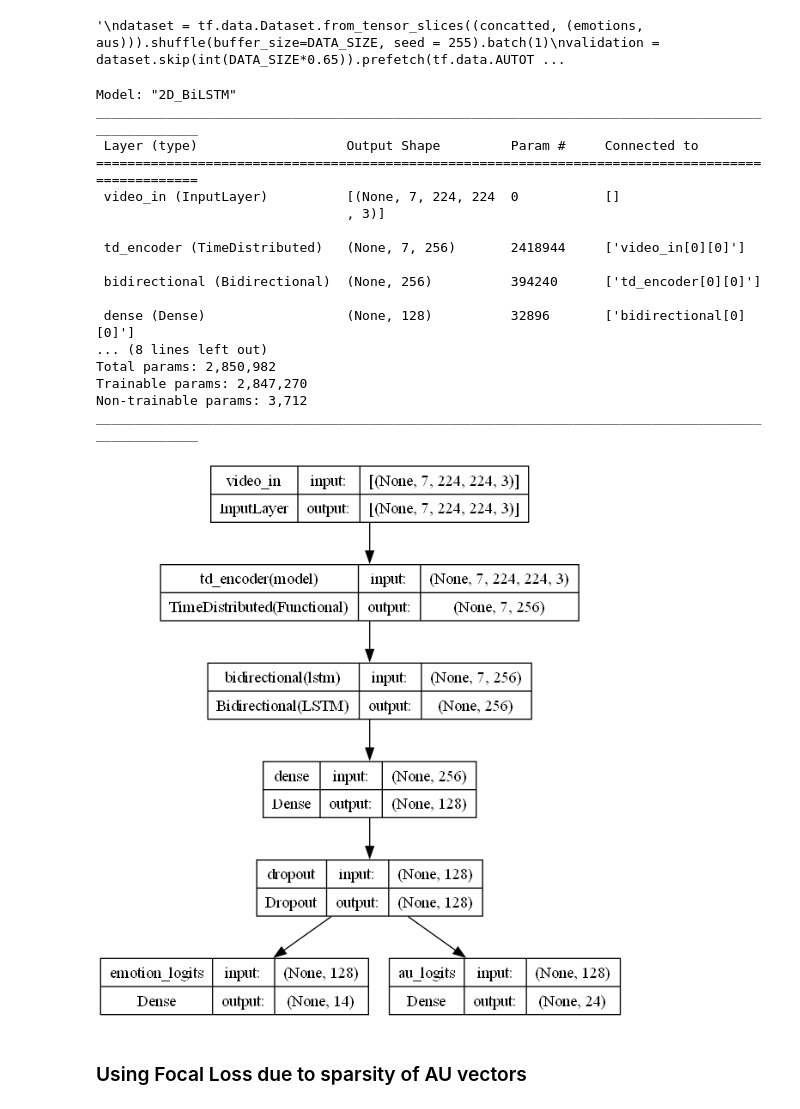
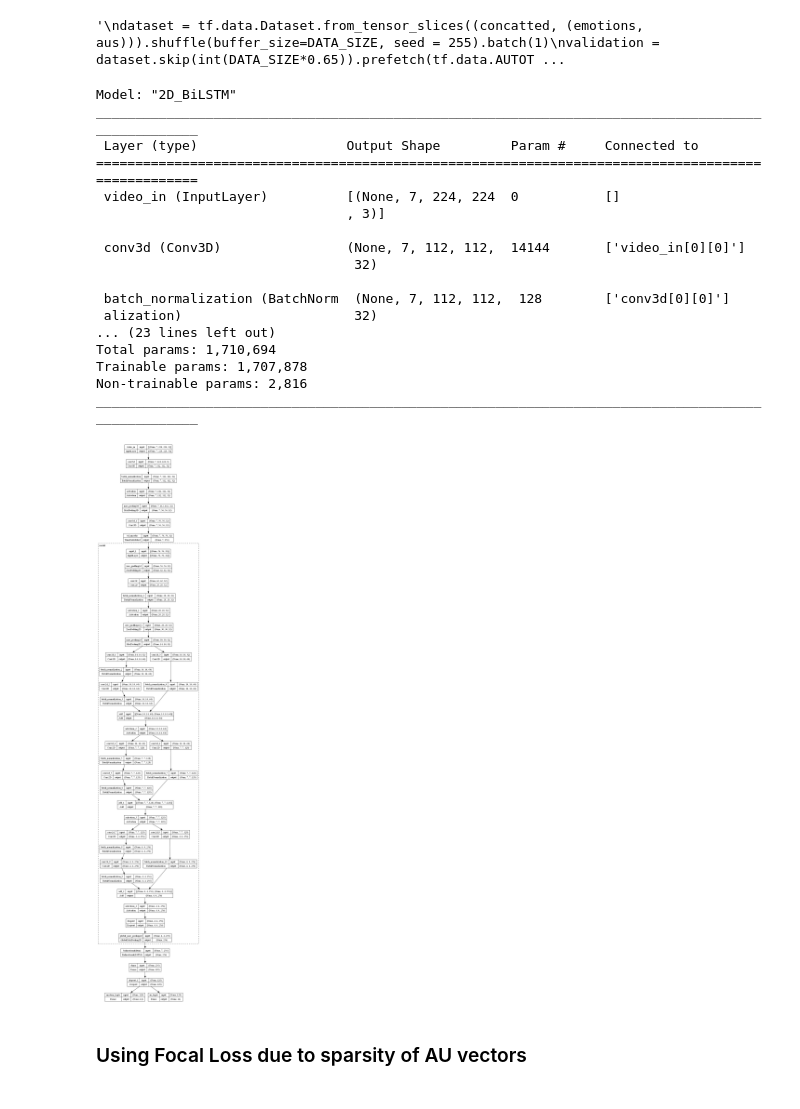
Before and after one commit to littlemicrowave/ME-based-emotion-classifier, a Jupyter notebook: models/CNN_LSTM.ipynb, the cells around one changed output. Drawn from its saved outputs; the diff is of its cells as text; code cells hidden in the pictures.

Commit message:
models

```diff
--- a/models/CNN_LSTM.ipynb
+++ b/models/CNN_LSTM.ipynb
@@ -15,12 +15,12 @@ def get_train_test_indeces(Y_path, test_subjects: int = None, shuffle: bool = Tr
     train_idx = None
     indeces = np.arange(len(labels))
     if shuffle:
+        np.random.seed(255)
         np.random.shuffle(indeces)
     unique_groups = None
     if "subject" in labels.columns and test_subjects:
         groups = labels["subject"].values
         unique_groups = np.unique(groups)
-
         test_groups = np.random.choice(unique_groups, size=test_subjects, replace=False)
         test_mask = labels["subject"].isin(test_groups)
         size = sum(test_mask) / len(test_mask)
@@ -41,7 +41,7 @@ def get_train_test_indeces(Y_path, test_subjects: int = None, shuffle: bool = Tr
 
     return train_idx, test_idx, labels
 
-train_idx, test_idx, labels = get_train_test_indeces("../data/union+subject.csv", shuffle=False, test_subjects=10, test_size=0.20)
+train_idx, test_idx, labels = get_train_test_indeces("../data/union+subject.csv", shuffle=True, test_subjects=None, test_size=0.2)
 display(labels.head(5))
 # %% [output]
 |  | AU5 | AU24 | AU43 | AU64 | AU17 | AU7 | AU1 | AU20 | AU39 | AU6 | ... | ... |
@@ -146,7 +149,7 @@ def basic_block(inputs, filter_num, stride=1):
     x = tf.keras.layers.Conv2D(filters=filter_num, kernel_size=(3, 3), strides=1,padding="same")(x)
     x = tf.keras.layers.BatchNormalization()(x)
     shortcut = inputs
-    if stride != 1:
+    if stride != 1 or filter_num != inputs.shape[0]:
         shortcut = tf.keras.layers.Conv2D(filters=filter_num, kernel_size=(1, 1), strides=stride)(inputs)
         shortcut = tf.keras.layers.BatchNormalization()(shortcut)
     x = tf.keras.layers.add([x, shortcut])
@@ -163,16 +166,19 @@ def frame_encoder(input_shape=None, pooling=None):
     img_input = tf.keras.layers.Input(shape=input_shape)
 
     x = tf.keras.layers.ZeroPadding2D(padding=(3, 3))(img_input)
-    x = tf.keras.layers.Conv2D(64, (7, 7), strides=(2, 2), padding='valid')(x) #kernel_initialzer = "he_norm"
+    x = tf.keras.layers.Conv2D(32, (7, 7), strides=(2, 2), padding='valid')(x) #kernel_initialzer = "he_norm" #32
     x = tf.keras.layers.BatchNormalization()(x)
     x = tf.keras.layers.Activation('relu')(x)
     x = tf.keras.layers.ZeroPadding2D(padding=(1, 1))(x)
     x = tf.keras.layers.MaxPooling2D((3, 3), strides=(2, 2))(x)
 
-    x = make_blocks(x, filter_num=64, blocks=1, stride=1) #blocks 2
-    x = make_blocks(x, filter_num=128, blocks=1, stride=2) #blocks 2, one downsampling
-    x = make_blocks(x, filter_num=256, blocks=2, stride=2) #blocks 2, two downsamplings
-    #x = make_block_layers(x, filter_num=512,blocks=2, stride=2) # reducing model complexity
+    x = make_blocks(x, filter_num=64, blocks=1, stride=1) #blocks 1
+    x = make_blocks(x, filter_num=128, blocks=1, stride=2) #blocks 2,  downsampling
+    x = make_blocks(x, filter_num=256, blocks=1, stride=2) #blocks 2, downsampling
+    x = tf.keras.layers.Dropout(0.2)(x)
+   # x = tf.keras.layers.Conv2D(, (3, 3), strides=2, padding='same', activation='relu')(x)
+   # x = tf.keras.layers.Dropout(0.4)(x)
+
     if pooling == 'avg':
         x = tf.keras.layers.GlobalAveragePooling2D()(x)
     elif pooling == 'max':
@@ -180,19 +186,24 @@ def frame_encoder(input_shape=None, pooling=None):
     model = tf.keras.Model(img_input, x)
     return model
 
-def build_2d_bilstm(input_shape=(8, 112, 112, 1), num_emotions=7, num_aus=12, lstm_hidden=256, dropout_f = 0.2):
+def build_2d_bilstm(input_shape=(8, 112, 112, 1), num_emotions=7, num_aus=12, lstm_hidden=128, dropout_f = 0.2):
     """
     input_shape: (T, H, W, C)
     Uses TimeDistributed 2D encoder, BiLSTM across time, temporal pooling, heads.
     """
-    _, H, W, C = input_shape
     video_in = tf.keras.layers.Input(shape=input_shape, name="video_in")  # (T, H, W, C)
+    x = tf.keras.layers.Conv3D(32, (3,7,7), strides=(1,2,2), padding="same")(video_in)
+    x = tf.keras.layers.BatchNormalization()(x)
+    x = tf.keras.layers.Activation('relu')(x)
+    x = tf.keras.layers.MaxPooling3D((1,3,3), strides=(1,2,2), padding="same")(x)
+    x = tf.keras.layers.Conv3D(32, (3,1,1), strides=1, padding="same", activation="relu")(x)
+    B, T, H, W, C = x.shape
     encoder = frame_encoder(input_shape=(H,W,C), pooling="max")
     # TimeDistributed encoder: output shape (batch, T, cnn_feat_dim)
-    td = tf.keras.layers.TimeDistributed(encoder, name="td_encoder")(video_in)
+    td = tf.keras.layers.TimeDistributed(encoder, name="td_encoder")(x)
 
     # BiLSTM
-    rnn = tf.keras.layers.Bidirectional(tf.keras.layers.LSTM(lstm_hidden))(td)
+    rnn = tf.keras.layers.Bidirectional(tf.keras.layers.LSTM(lstm_hidden, dropout = 0.1))(td)
 
     # temporal pooling (mean)
     #pooled = tf.keras.layers.GlobalAveragePooling1D(name="temporal_mean")(rnn)  # (batch, 2*lstm_hidden)
@@ -206,26 +217,26 @@ def build_2d_bilstm(input_shape=(8, 112, 112, 1), num_emotions=7, num_aus=12, ls
 # %%
 model = build_2d_bilstm(input_shape=(NUM_FRAMES, Y_SCALE, X_SCALE, CHANNELS), num_emotions=NUM_EMOTIONS, num_aus=NUM_AUS, lstm_hidden=128)
 model.summary()
-tf.keras.utils.plot_model(model, show_shapes=True,expand_nested=False)
+tf.keras.utils.plot_model(model, show_shapes=True,expand_nested=True)
 # %% [output]
 Model: "2D_BiLSTM"
 __________________________________________________________________________________________________
  Layer (type)                   Output Shape         Param #     Connected to
 ==================================================================================================
  video_in (InputLayer)          [(None, 7, 224, 224  0           []
                                 , 3)]
 
- td_encoder (TimeDistributed)   (None, 7, 256)       2418944     ['video_in[0][0]']
+ conv3d (Conv3D)                (None, 7, 112, 112,  14144       ['video_in[0][0]']
+                                 32)
 
- bidirectional (Bidirectional)  (None, 256)          394240      ['td_encoder[0][0]']
-
- dense (Dense)                  (None, 128)          32896       ['bidirectional[0][0]']
-... (8 lines left out)
-Total params: 2,850,982
-Trainable params: 2,847,270
-Non-trainable params: 3,712
+ batch_normalization (BatchNorm  (None, 7, 112, 112,  128        ['conv3d[0][0]']
+ alization)                      32)
+... (23 lines left out)
+Total params: 1,710,694
+Trainable params: 1,707,878
+Non-trainable params: 2,816
 __________________________________________________________________________________________________
-[figure, old version]
+[figure, new version]
 # %% [markdown]
 ### Using Focal Loss due to sparsity of AU vectors
 # %%
```
Also changed, not shown: parts of 8 cells of this notebook, 6 other files.
